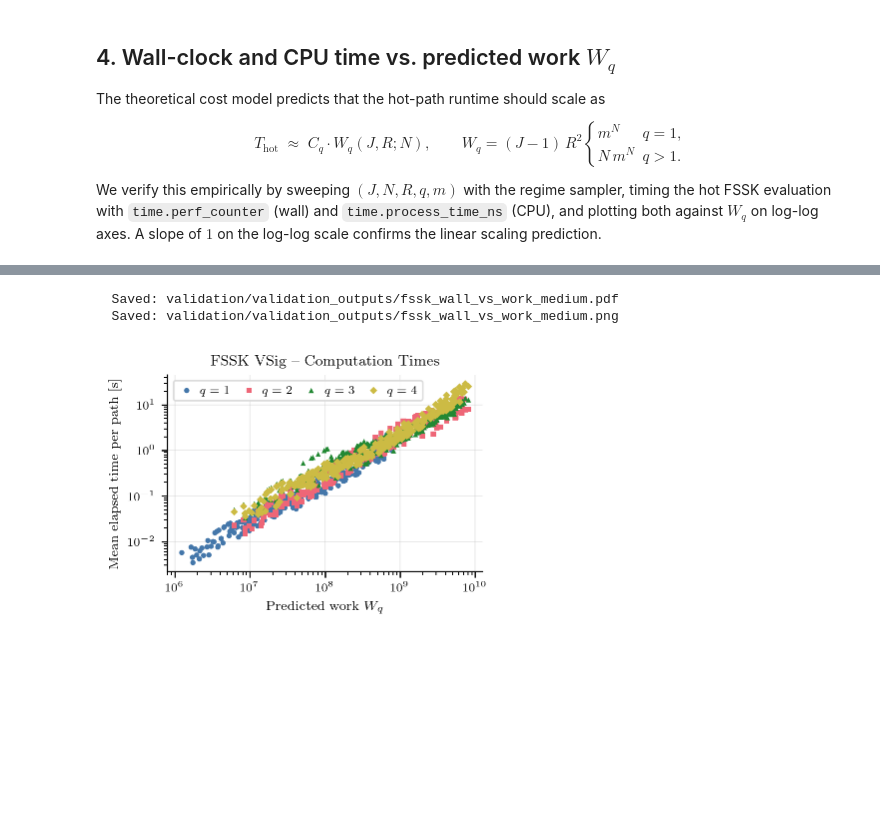
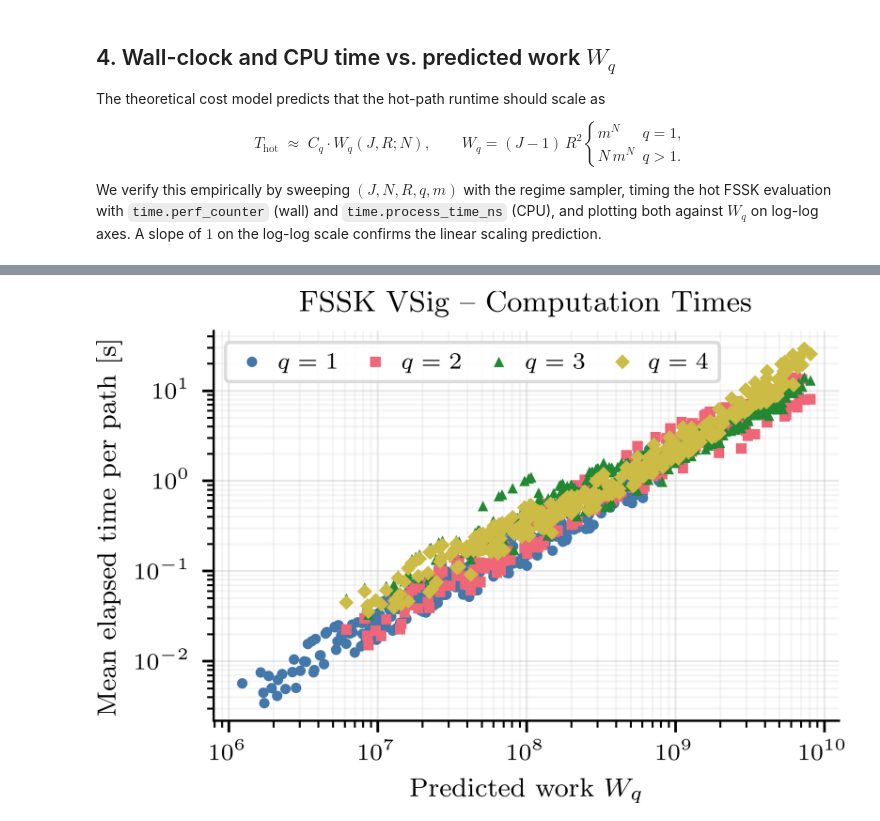
Before and after one commit to hagerpa/tensordev, a Jupyter notebook: notebooks/sss/validation.ipynb, the cells around one changed output, grey strips where cells are left out. Saved outputs shown, nothing was run; the diff lists cells and outputs as text; code cells hidden in the pictures; blank space fills up the shorter version.

Commit message:
-- higher order general scheme -- abstracted validation

```diff
--- a/notebooks/sss/validation.ipynb
+++ b/notebooks/sss/validation.ipynb
@@ -361,0 +388,14 @@ FLOP scaling summary (Spearman / Pearson log-correlation per q)
+# %%
+# -- Parameters (edit here) --
+RUN_REGIME_COEF = "MEDIUM"   # SMALL | MEDIUM | LARGE
+# %%
+import subprocess, sys
+from pathlib import Path
+
+script = Path('validation/sweep_coef.py').resolve()
+result = subprocess.run(
+    [sys.executable, str(script), '--regime', RUN_REGIME_COEF],
+    cwd=str(script.parent.parent),
+)
+if result.returncode != 0:
+    raise RuntimeError(f'sweep_coef.py failed (exit {result.returncode})')
@@ -398,51 +510,20 @@ if result.returncode != 0:
 # %%
-import sys
-sys.path.insert(0, 'validation')
-import plot_config
-from plot_config import HALF_WIDTH, COLORS, MARKERS, SCATTER_SIZE, savefig_fig
-import matplotlib.pyplot as plt
-import numpy as np
+import subprocess, sys
+from pathlib import Path
+from IPython.display import display, Image
 import pandas as pd
-from pathlib import Path
-from IPython.display import display
-from scipy.stats import spearmanr, pearsonr
 
-tag     = RUN_REGIME_TIMING.lower()
+script = Path('validation/analyse_timing.py').resolve()
+result = subprocess.run(
+    [sys.executable, str(script), '--regime', RUN_REGIME_TIMING],
+    cwd=str(script.parent.parent),
+)
+if result.returncode != 0:
+    raise RuntimeError(f'analyse_timing.py failed with exit code {result.returncode}')
+
+tag = RUN_REGIME_TIMING.lower()
 out_dir = Path('validation/validation_outputs')
-pkl     = out_dir / f'fssk_exact_scaling_timings_{tag}.pkl'
 
-df = pd.read_pickle(pkl)
-for col in ['q', 'J', 'R', 'N', 'm', 'wall_hot_median_s', 'cpu_hot_median_s']:
-    df[col] = pd.to_numeric(df[col], errors='coerce')
-df = df.dropna(subset=['q', 'J', 'R', 'N', 'm', 'wall_hot_median_s']).copy()
-
-df['W_q'] = np.where(
-    df['q'] == 1,
-    (df['J'] - 1) * df['R']**2 * df['m']**df['N'],
-    (df['J'] - 1) * df['R']**2 * df['N'] * df['m']**df['N'],
-)
-
-print(f'Loaded {len(df)} rows from {pkl}')
-print('q distribution:')
-display(df['q'].value_counts().sort_index().rename('count').to_frame())
-
-qs = sorted(df['q'].unique())
-
-sub = df.dropna(subset=['cpu_hot_mean_s'])
-fig, ax = plt.subplots(figsize=(HALF_WIDTH, HALF_WIDTH / 1.45))
-for i, q in enumerate(qs):
-    g = sub[sub['q'] == q]
-    ax.scatter(
-        g['W_q'], g['wall_hot_mean_s'],
-        color=COLORS[i % len(COLORS)],
-        marker=MARKERS[i % len(MARKERS)],
-        s=SCATTER_SIZE, edgecolors='none', label=f'$q={q}$',
-    )
-ax.set_xscale('log'); ax.set_yscale('log')
-ax.set_xlabel(r'Predicted work $W_q$')
-ax.set_ylabel(r'Mean elapsed time per path [s]')
-ax.set_title(r'FSSK $\mathrm{VSig}$ -- Computation Times')
-ax.legend(ncol=len(qs), loc='upper left', frameon=True)
-savefig_fig(fig, out_dir / f'fssk_wall_vs_work_{tag}', ['pdf', 'png'])
-plt.show()
+display(pd.read_csv(out_dir / f'fssk_timing_summary_{tag}.csv'))
+display(Image(filename=str(out_dir / f'fssk_wall_vs_work_{tag}.png')))
 # %% [output]
@@ -457,3 +552 @@ q distribution:
-  Saved: validation/validation_outputs/fssk_wall_vs_work_medium.pdf
-  Saved: validation/validation_outputs/fssk_wall_vs_work_medium.png
-[figure, old version]
+[figure, new version]
```
Also changed, not shown: parts of 14 cells of this notebook, 50 other files.
